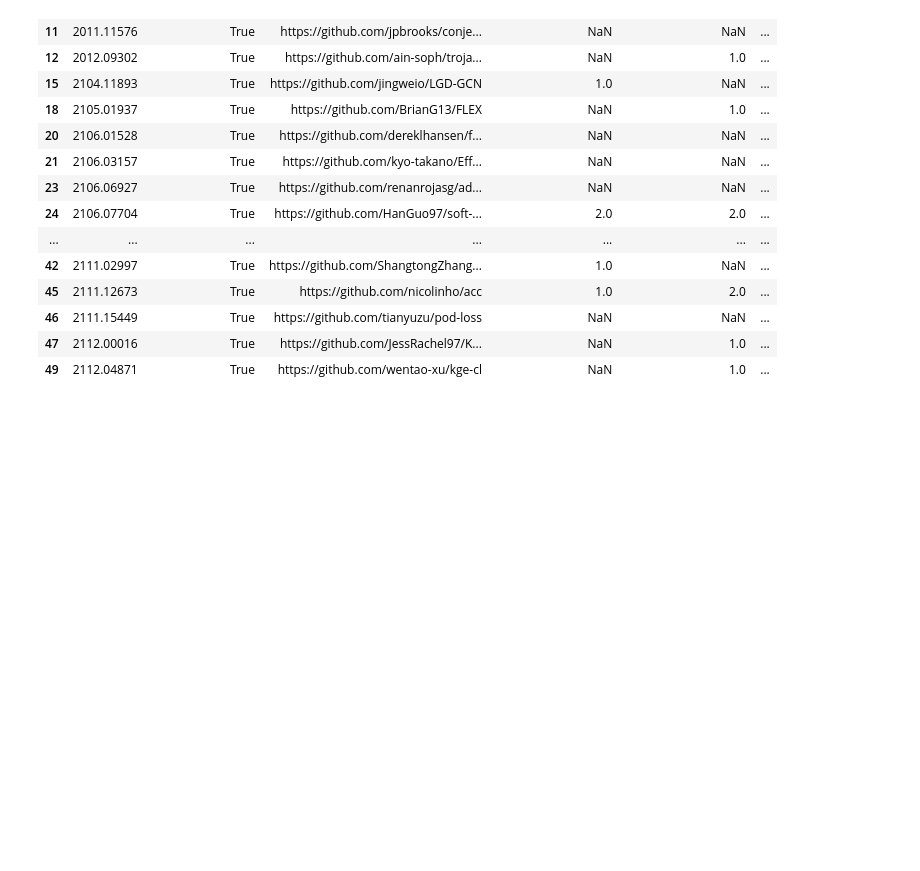
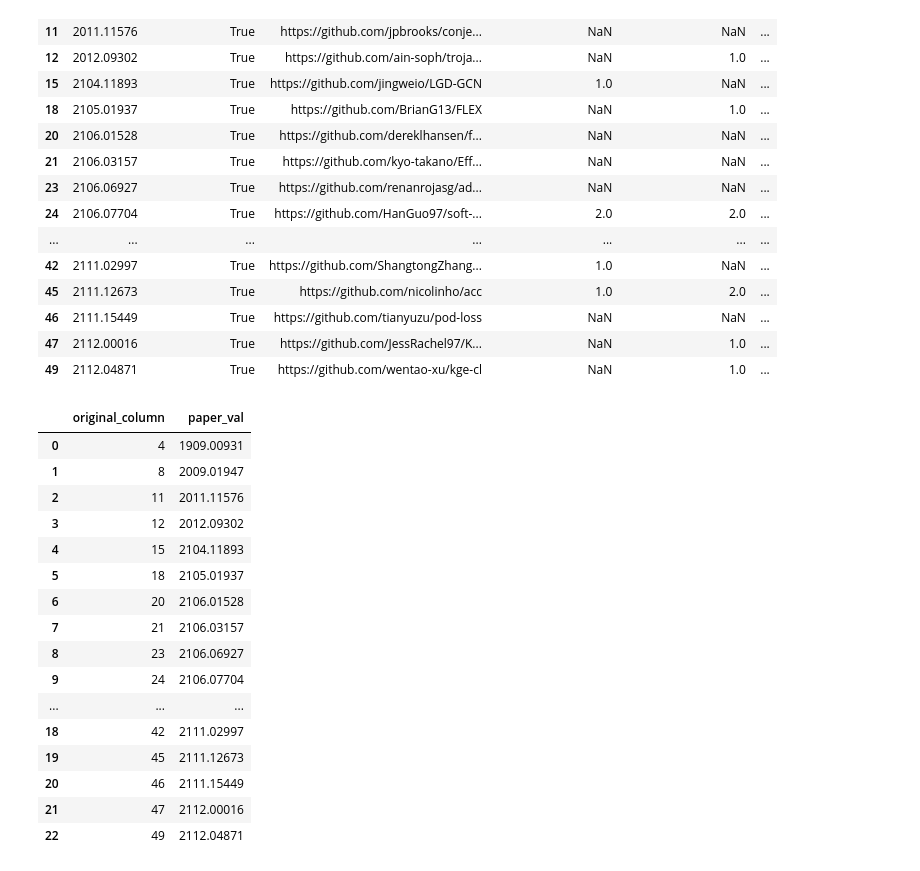
Before and after one commit to Machine-Learning-Pipelines/reproscreener, a Jupyter notebook: docs/manual_eval_compare.ipynb, the cells around one changed output. Drawn from its saved outputs; the diff is of its cells as text; code cells hidden in the pictures; blank space fills up the shorter version.

```diff
--- a/docs/manual_eval_compare.ipynb
+++ b/docs/manual_eval_compare.ipynb
@@ -119,3 +123,61 @@ manual_disp
 | 46 | 2111.15449 | True | https://github.com/tianyuzu/pod-loss | NaN | NaN | ... |
 | 47 | 2112.00016 | True | https://github.com/JessRachel97/K... | NaN | 1.0 | ... |
 | 49 | 2112.04871 | True | https://github.com/wentao-xu/kge-cl | NaN | 1.0 | ... |
+# %%
+df = manual_disp[['paper','wrapper_script', 'parsed_readme', 'software_dependencies']].copy()
+# Add a new column to identify the original column
+df['original_column'] = df.index
+
+# Melt the dataframe to create a new row for each unique value in the current column
+df_melted = pd.melt(df, id_vars=['original_column'])
+
+# Drop any rows with NaN values
+df_melted.dropna(inplace=True)
+
+# Create a new column for each unique value in the current column
+df_melted = pd.concat([df_melted.drop('value', axis=1),
+                       df_melted['value'].str.split(',', expand=True)],
+                      axis=1)
+if 'value' in df_melted.columns:
+    df_melted.drop('value', axis=1, inplace=True)
+# Drop the 'value' column
+# df_melted.drop('value', axis=1, inplace=True)
+
+# Pivot the dataframe to transpose it
+df_pivoted = pd.pivot_table(df_melted, index=['variable', 'original_column'],
+                            aggfunc=lambda x: ' '.join(str(v) for v in x))
+
+# Reset the index to create a new column for each original column
+df_pivoted.reset_index(level=1, inplace=True)
+
+# Create a new column for the original column
+df_pivoted['original_column'] = df_pivoted['original_column'].astype(str).astype(int)
+
+# Pivot the dataframe again to put the original column in its own column
+df_final = pd.pivot_table(df_pivoted, index='original_column',
+                          columns='variable', values=0)
+
+# Rename the columns
+df_final.columns = [f"{col}_val" for col in df_final.columns]
+
+# Reset the index
+df_final.reset_index(inplace=True)
+df_final
+# %% [output]
+|  | original_column | paper_val |
+| 0 | 4 | 1909.00931 |
+| 1 | 8 | 2009.01947 |
+| 2 | 11 | 2011.11576 |
+| 3 | 12 | 2012.09302 |
+| 4 | 15 | 2104.11893 |
+| 5 | 18 | 2105.01937 |
+| 6 | 20 | 2106.01528 |
+| 7 | 21 | 2106.03157 |
+| 8 | 23 | 2106.06927 |
+| 9 | 24 | 2106.07704 |
+| ... | ... | ... |
+| 18 | 42 | 2111.02997 |
+| 19 | 45 | 2111.12673 |
+| 20 | 46 | 2111.15449 |
+| 21 | 47 | 2112.00016 |
+| 22 | 49 | 2112.04871 |
```
Also changed, not shown: parts of 7 cells of this notebook, 12 other files.
